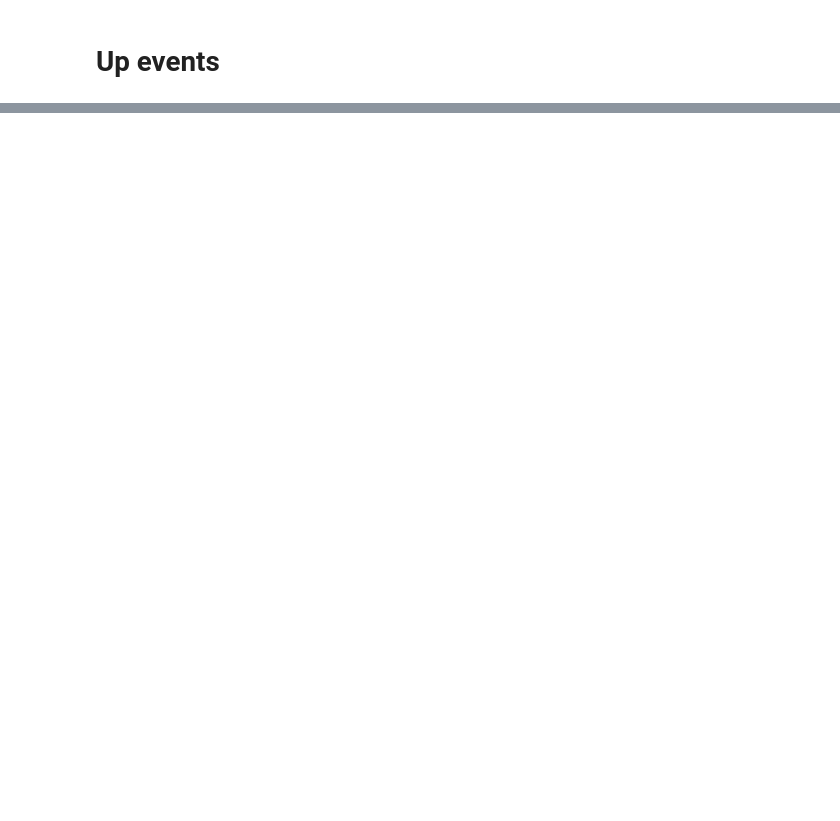
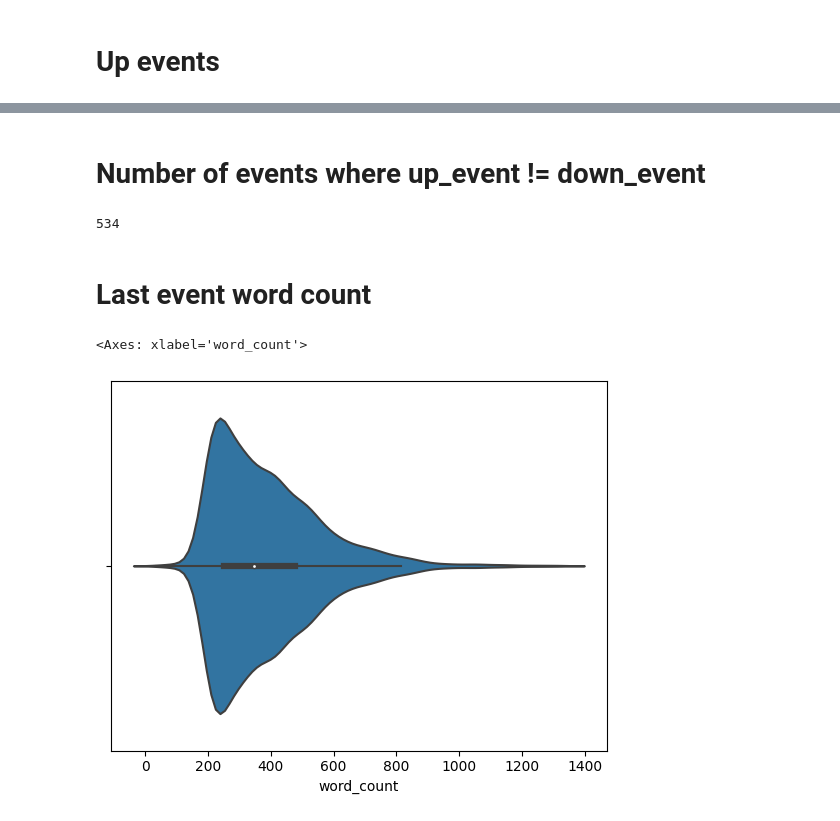
Before and after one commit to elna4os/linking-writing-processes-to-writing-quality, a Jupyter notebook: code/EDA.ipynb, the cells around one changed output, grey strips where cells are left out. Saved outputs shown, nothing was run; the diff lists cells and outputs as text; code cells hidden in the pictures; blank space fills up the shorter version.

```diff
--- a/code/EDA.ipynb
+++ b/code/EDA.ipynb
@@ -132,0 +127,13 @@ array(['Leftclick', 'Shift', 'q', 'Space', 'Backspace', '.', ',', 'Enter',
+# %% [markdown]
+# Number of events where up_event != down_event
+# %%
+sum(train_logs['down_event'] != train_logs['up_event'])
+# %% [output]
+534
+# %% [markdown]
+# Last event word count
+# %%
+sns.violinplot(data=train_logs.groupby('id').tail(1), x='word_count')
+# %% [output]
+<Axes: xlabel='word_count'>
+[figure, added]
```
Also changed, not shown: parts of 9 cells of this notebook.
